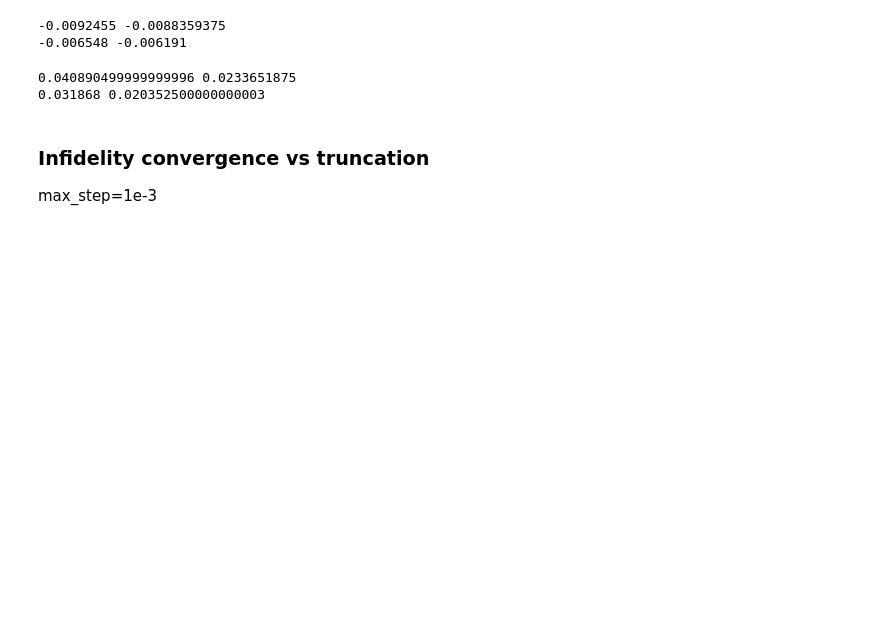
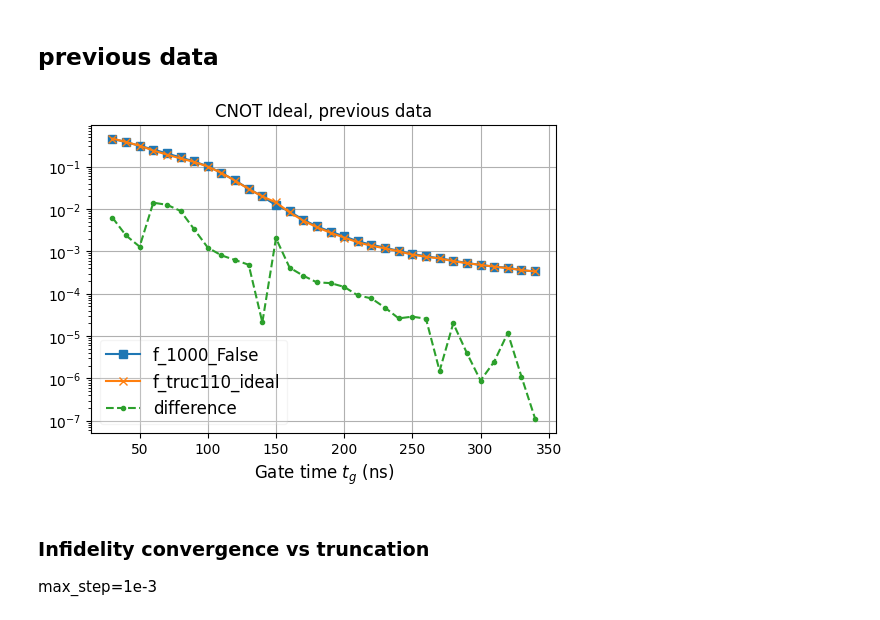
Before and after one commit to Zhenxing2020/two_qubit_gate_for_zero_pi_qubit, a Jupyter notebook: cnot/cnot_fidelity_plot.ipynb, the cells around one changed output. Cells and saved outputs as stored; diff of their text form; code cells hidden in the pictures; blank space fills up the shorter version.

Commit message:
cnot_fidelity_plot

```diff
--- a/cnot/cnot_fidelity_plot.ipynb
+++ b/cnot/cnot_fidelity_plot.ipynb
@@ -24,15 +24,3 @@ cnot = pd.read_csv('data/data_cnot_fidelity_3ncut.txt')
 
 tg_list = [50, 120, 190, 260, 330]
 msteps = [1e-5, 3e-5, 1e-4, 3e-4, 1e-3]
-# %%
-print(np.mean(cnot['detune_1']), np.mean(cnot['detune_2']))
-print(cnot['detune_1'].median(), cnot['detune_2'].median())
-# %% [output]
--0.0092455 -0.0088359375
--0.006548 -0.006191
-# %%
-print(np.mean(cnot['drive_amp_1']), np.mean(cnot['drive_amp_2']))
-print(cnot['drive_amp_1'].median(), cnot['drive_amp_2'].median())
-# %% [output]
-0.040890499999999996 0.0233651875
-0.031868 0.020352500000000003
@@ -39,3 +96,22 @@ print(cnot['drive_amp_1'].median(), cnot['drive_amp_2'].median())
+# %% [markdown]
+## previous data
+# %%
+fig, ax = plt.subplots(figsize=(6,4))
+ax.plot(cnot['tg'], 10**cnot['f_1000_False'], 's-',  label=r'f_1000_False')
+# ax.plot(cnot['tg'], 10**cnot['f_200_select'], 'x-',  label=r'f_200_select')
+# ax.plot(cnot['tg'], np.abs(10**cnot['f_200_select'] - 10**cnot['f_1000_False']), '.--',  label=r'difference')
+
+ax.plot(cnot['tg'], 10**cnot['f_truc110_ideal'], 'x-',  label=r'f_truc110_ideal')
+ax.plot(cnot['tg'], np.abs(10**cnot['f_truc110_ideal'] - 10**cnot['f_1000_False']), '.--',  label=r'difference')
+
+plt.yscale('log')
+plt.xlabel('Gate time $t_g$ (ns)', fontsize=12)
+plt.title(r'CNOT Ideal, previous data', fontsize=12)
+plt.grid()
+legend = plt.legend(loc='lower left', fontsize=12)
+legend.get_frame().set_alpha(0.2)  # 0.5 makes the legend 50% transparent
+# %% [output]
+[figure, added]
 # %% [markdown]
 ### Infidelity convergence vs truncation
 
```
Also changed, not shown: parts of 11 cells of this notebook, 2 other files.
